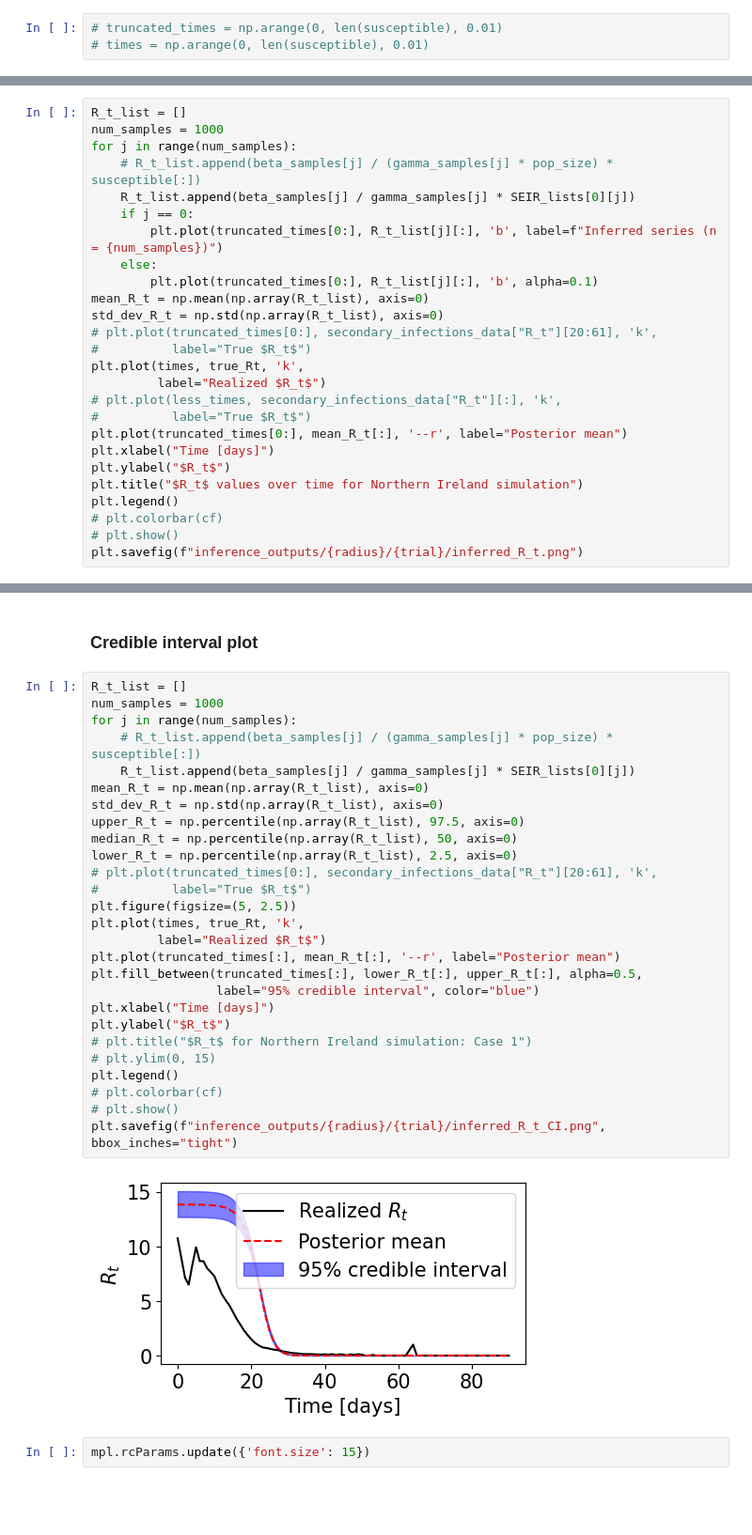
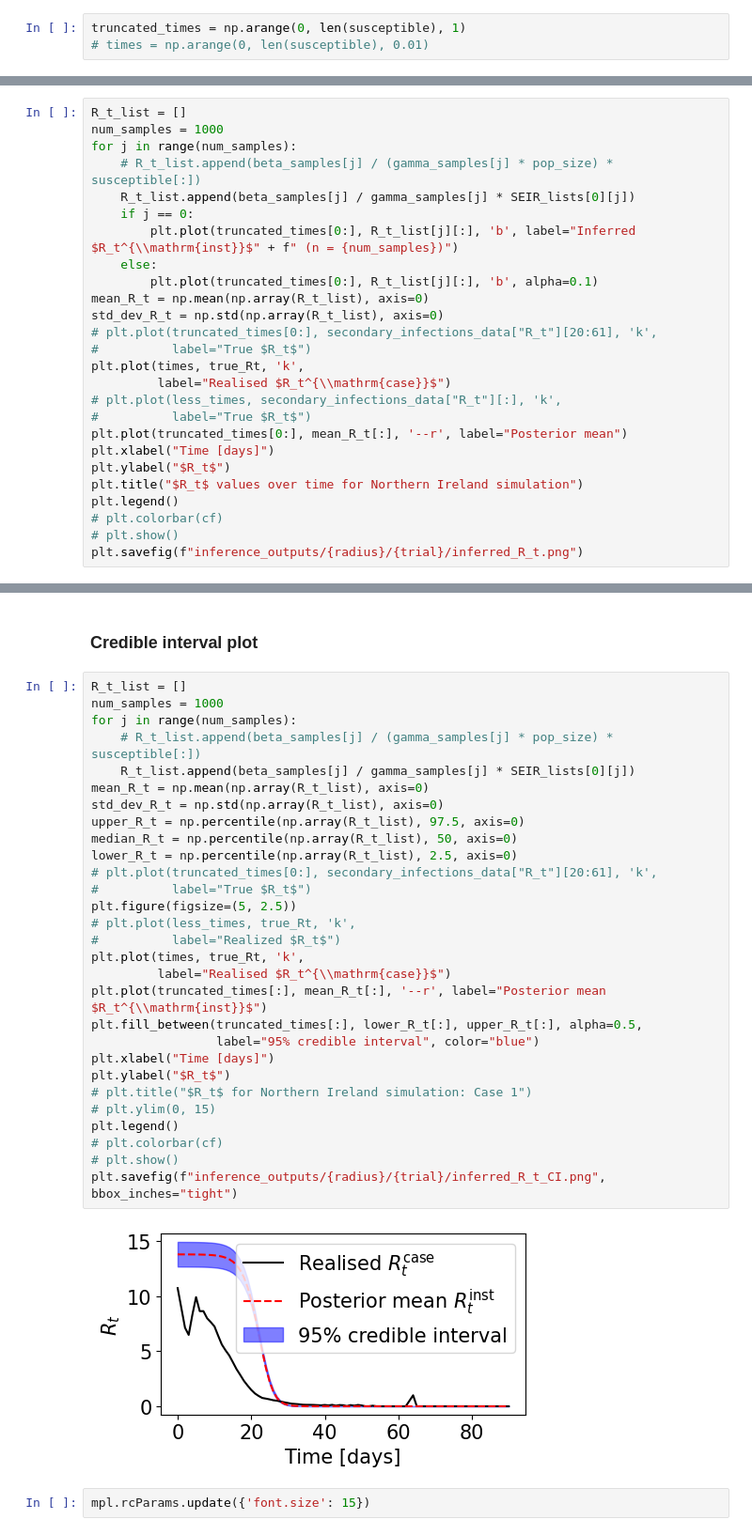
Before and after one commit to SABS-R3-Epidemiology/seirmo, a Jupyter notebook: examples/epiabm_rt_inference/northern_ireland/northern_ireland_rt_inference.ipynb, the cells around one changed output, grey strips where cells are left out. Shown at 94% size. Drawn from its saved outputs; the diff is of its cells as text; blank space fills up the shorter version.

```diff
--- a/examples/epiabm_rt_inference/northern_ireland/northern_ireland_rt_inference.ipynb
+++ b/examples/epiabm_rt_inference/northern_ireland/northern_ireland_rt_inference.ipynb
@@ -930,7 +940,7 @@ Here, we use our 1000 samples to plot the compartmental values.
 # %%
 mpl.rcParams.update({'font.size': 15})
 # %%
-# truncated_times = np.arange(0, len(susceptible), 0.01)
+truncated_times = np.arange(0, len(susceptible), 1)
 # times = np.arange(0, len(susceptible), 0.01)
 # %%
 import random
@@ -1027,7 +1037,7 @@ for j in range(num_samples):
     # R_t_list.append(beta_samples[j] / (gamma_samples[j] * pop_size) * susceptible[:])
     R_t_list.append(beta_samples[j] / gamma_samples[j] * SEIR_lists[0][j])
     if j == 0:
-        plt.plot(truncated_times[0:], R_t_list[j][:], 'b', label=f"Inferred series (n = {num_samples})")
+        plt.plot(truncated_times[0:], R_t_list[j][:], 'b', label="Inferred $R_t^{\\mathrm{inst}}$" + f" (n = {num_samples})")
     else:
         plt.plot(truncated_times[0:], R_t_list[j][:], 'b', alpha=0.1)
 mean_R_t = np.mean(np.array(R_t_list), axis=0)
@@ -1035,7 +1045,7 @@ std_dev_R_t = np.std(np.array(R_t_list), axis=0)
 # plt.plot(truncated_times[0:], secondary_infections_data["R_t"][20:61], 'k',
 #          label="True $R_t$")
 plt.plot(times, true_Rt, 'k',
-         label="Realized $R_t$")
+         label="Realised $R_t^{\\mathrm{case}}$")
 # plt.plot(less_times, secondary_infections_data["R_t"][:], 'k',
 #          label="True $R_t$")
 plt.plot(truncated_times[0:], mean_R_t[:], '--r', label="Posterior mean")
@@ -1053,32 +1063,34 @@ plt.savefig(f"inference_outputs/{radius}/{trial}/inferred_R_t.png")
 # %%
 R_t_list = []
 num_samples = 1000
 for j in range(num_samples):
     # R_t_list.append(beta_samples[j] / (gamma_samples[j] * pop_size) * susceptible[:])
     R_t_list.append(beta_samples[j] / gamma_samples[j] * SEIR_lists[0][j])
 mean_R_t = np.mean(np.array(R_t_list), axis=0)
 std_dev_R_t = np.std(np.array(R_t_list), axis=0)
 upper_R_t = np.percentile(np.array(R_t_list), 97.5, axis=0)
 median_R_t = np.percentile(np.array(R_t_list), 50, axis=0)
 lower_R_t = np.percentile(np.array(R_t_list), 2.5, axis=0)
 # plt.plot(truncated_times[0:], secondary_infections_data["R_t"][20:61], 'k',
 #          label="True $R_t$")
 plt.figure(figsize=(5, 2.5))
+# plt.plot(less_times, true_Rt, 'k',
+#          label="Realized $R_t$")
 plt.plot(times, true_Rt, 'k',
-         label="Realized $R_t$")
-plt.plot(truncated_times[:], mean_R_t[:], '--r', label="Posterior mean")
+         label="Realised $R_t^{\\mathrm{case}}$")
+plt.plot(truncated_times[:], mean_R_t[:], '--r', label="Posterior mean $R_t^{\\mathrm{inst}}$")
 plt.fill_between(truncated_times[:], lower_R_t[:], upper_R_t[:], alpha=0.5,
                  label="95% credible interval", color="blue")
 plt.xlabel("Time [days]")
 plt.ylabel("$R_t$")
 # plt.title("$R_t$ for Northern Ireland simulation: Case 1")
 # plt.ylim(0, 15)
 plt.legend()
 # plt.colorbar(cf)
 # plt.show()
 plt.savefig(f"inference_outputs/{radius}/{trial}/inferred_R_t_CI.png", bbox_inches="tight")
 # %% [output]
-[figure, old version]
+[figure, new version]
 # %%
 mpl.rcParams.update({'font.size': 15})
 # %%
```
Also changed, not shown: parts of 18 cells of this notebook.
